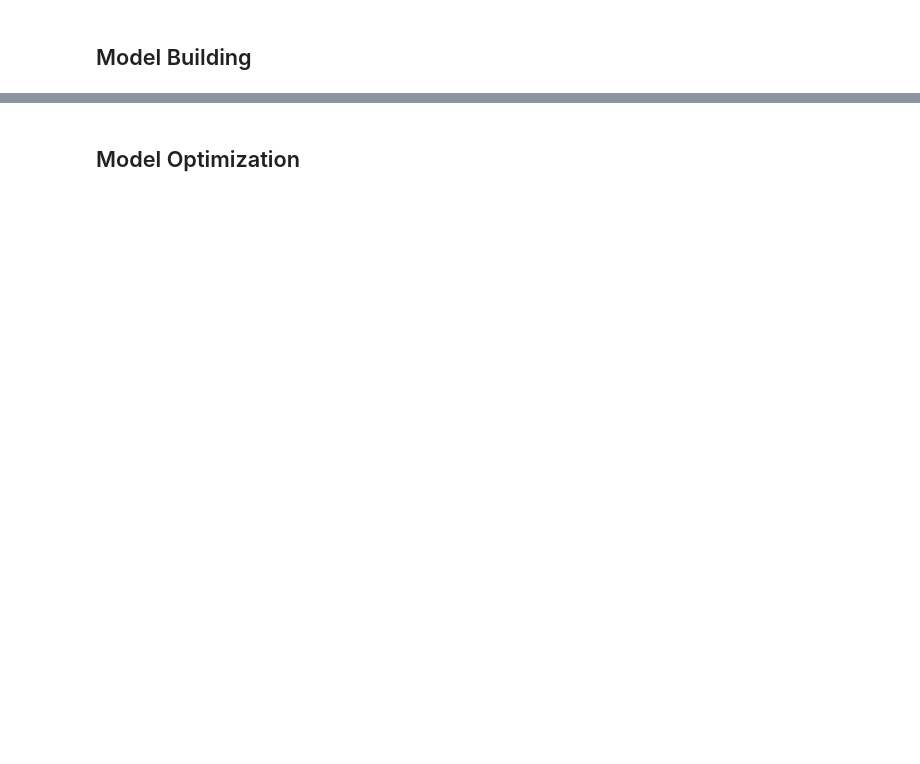
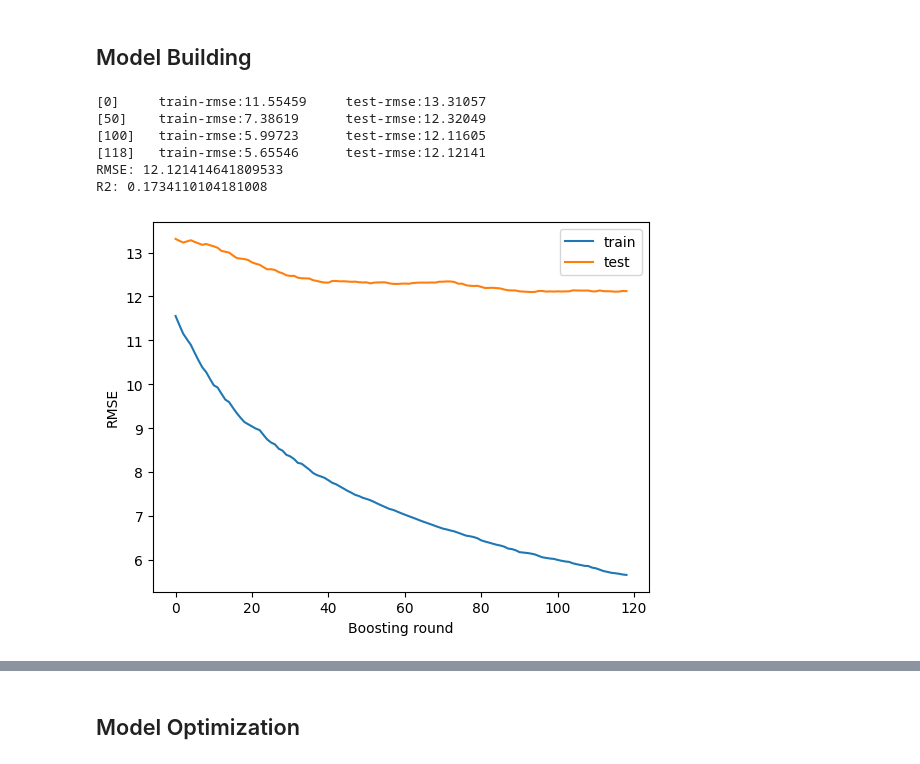
Before and after one commit to briannaghinds/racr, a Jupyter notebook: models/lap_time_predictor.ipynb, the cells around one changed output, grey strips where cells are left out. Cells and saved outputs as stored; diff of their text form; code cells hidden in the pictures; blank space fills up the shorter version.

```diff
--- a/models/lap_time_predictor.ipynb
+++ b/models/lap_time_predictor.ipynb
@@ -127,0 +136,57 @@ train_y = train_df["lap_times_sec"]
+# %%
+# build DMatrix structures to allow faster training and less memory use for the XGB model
+xgb_train = xgb.DMatrix(X_train, label=y_train)
+xgb_test = xgb.DMatrix(X_test, label=y_test)
+
+# define parameters
+params = {
+    "objective": "reg:squarederror",
+    "eval_metric": "rmse",
+    "learning_rate": 0.03,
+    "max_depth": 3,
+    "min_child_weight": 10,
+    "subsample": 0.7,
+    "colsample_bytree": 0.7,
+    "lambda": 5.0,   # L2
+    "alpha": 1.0,    # L1
+    "seed": 42
+}
+
+evals = [(xgb_train, "train"), (xgb_test, "test")]
+
+# IMPORTANT: pass a dict to collect evaluation results
+evals_result = {}
+
+model = xgb.train(
+    params=params,
+    dtrain=xgb_train,
+    num_boost_round=500,
+    evals=evals,
+    early_stopping_rounds=25,
+    evals_result=evals_result,
+    verbose_eval=50
+)
+
+# predictions
+preds = model.predict(xgb_test)
+rmse = np.sqrt(mean_squared_error(y_test, preds))
+r2 = r2_score(y_test, preds)
+
+print("RMSE:", rmse)
+print("R2:", r2)
+
+# plot learning curves
+plt.plot(evals_result["train"]["rmse"], label="train")
+plt.plot(evals_result["test"]["rmse"], label="test")
+plt.xlabel("Boosting round")
+plt.ylabel("RMSE")
+plt.legend()
+plt.show()
+# %% [output]
+[0]     train-rmse:11.55459     test-rmse:13.31057
+[50]    train-rmse:7.38619      test-rmse:12.32049
+[100]   train-rmse:5.99723      test-rmse:12.11605
+[118]   train-rmse:5.65546      test-rmse:12.12141
+RMSE: 12.121414641809533
+R2: 0.1734110104181008
+[figure, added]
```
Also changed, not shown: parts of 10 cells of this notebook, 1 other file.
